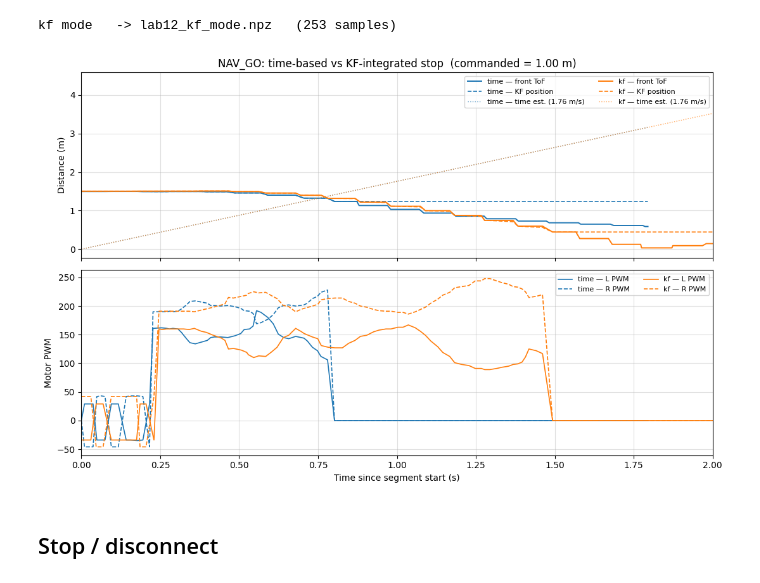
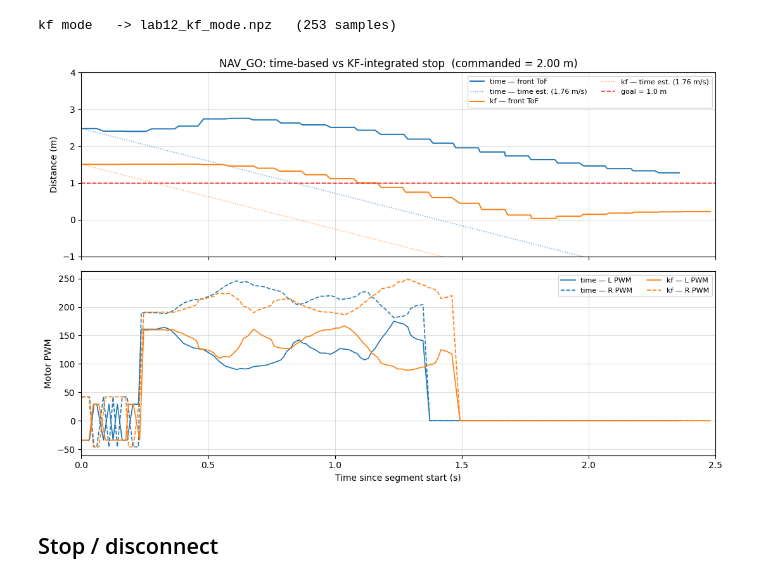
Before and after one commit to Y1hhnn/FastRobots-2026, a Jupyter notebook: ble_python/lab12.ipynb, the cells around one changed output. Cells and saved outputs as stored; diff of their text form; code cells hidden in the pictures.

Commit message:
Lab12 Plot Update

```diff
--- a/ble_python/lab12.ipynb
+++ b/ble_python/lab12.ipynb
@@ -272,8 +269,7 @@ kf mode   -> lab12_kf_mode.npz   (253 samples)
 # %%
 import os
 import matplotlib.pyplot as plt
-
-
+TEST_SPEED  = 1.76
 
 def _load(path):
     if not os.path.exists(path):
@@ -290,45 +286,55 @@ def add_run(ax_top, ax_bot, arrs, label, color):
     t_s   = (arrs["t"] - arrs["t"][0]) / 1000.0    # ms -> s
     tof_m = arrs["tof"]   / 1000.0                  # mm -> m
     kf_m  = arrs["kfpos"] / 1000.0
-    est_m = t_s * TEST_SPEED                        # what time-mode FSM "thinks"
+    est_m = tof_m[0]-t_s * TEST_SPEED                        # what time-mode FSM "thinks"
 
     ax_top.plot(t_s, tof_m, color=color, linestyle="-",
                 linewidth=1.4, label=f"{label} — front ToF")
-    ax_top.plot(t_s, kf_m,  color=color, linestyle="--",
-                linewidth=1.2, label=f"{label} — KF position")
+    # ax_top.plot(t_s, kf_m,  color=color, linestyle="--",
+    #             linewidth=1.2, label=f"{label} — KF position")
     ax_top.plot(t_s, est_m, color=color, linestyle=":",
                 linewidth=1.0, alpha=0.7,
                 label=f"{label} — time est. ({TEST_SPEED:.2f} m/s)")
 
     ax_bot.plot(t_s, arrs["lpwm"], color=color, linestyle="-",
                 linewidth=1.2, label=f"{label} — L PWM")
     ax_bot.plot(t_s, arrs["rpwm"], color=color, linestyle="--",
                 linewidth=1.2, label=f"{label} — R PWM")
 
 fig, (ax1, ax2) = plt.subplots(2, 1, figsize=(11, 7), sharex=True)
 add_run(ax1, ax2, A_t, "time", "tab:blue")
 add_run(ax1, ax2, A_k, "kf",   "tab:orange")
 
 
 ax1.set_ylabel("Distance (m)")
 ax1.set_title(f"NAV_GO: time-based vs KF-integrated stop  "
               f"(commanded = {COMPARE_DIST_M:.2f} m)")
+ax1.axhline(
+    y=1.0,
+    color="red",
+    linestyle="--",
+    linewidth=1.2,
+    alpha=0.8,
+    label="goal = 1.0 m"
+)
+
 ax1.legend(fontsize=8, loc="best", ncol=2)
 ax1.grid(True, alpha=0.4)
 
 ax2.set_ylabel("Motor PWM")
 ax2.set_xlabel("Time since segment start (s)")
 ax2.legend(fontsize=8, loc="best", ncol=2)
 ax2.grid(True, alpha=0.4)
 
-ax1.set_xlim(0,2)
-ax2.set_xlim(0,2)
+ax1.set_xlim(0,2.5)
+ax1.set_ylim(-1,4)
+ax2.set_xlim(0,2.5)
 
 plt.tight_layout()
 plt.savefig("lab12_compare.png", dpi=130)
 plt.show()
 # %% [output]
-[figure, old version]
+[figure, new version]
 # %% [markdown]
 ## Stop / disconnect
 # %%
```
Also changed, not shown: parts of 1 cell of this notebook, 1 other file.
